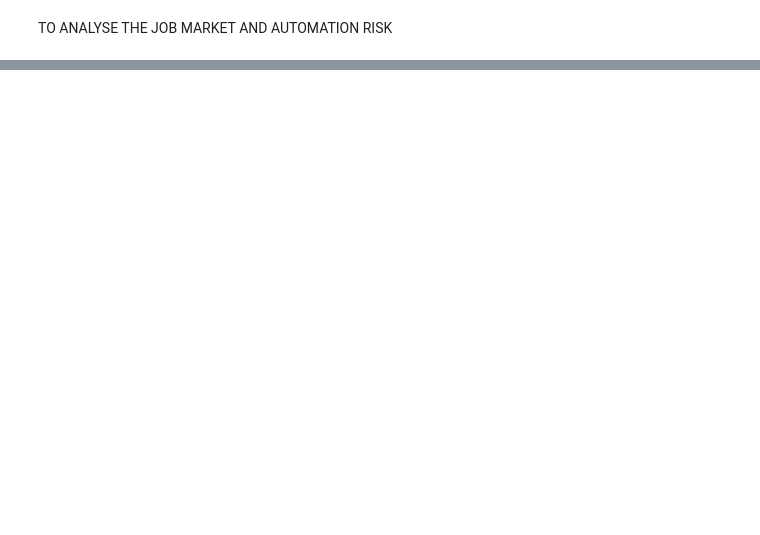
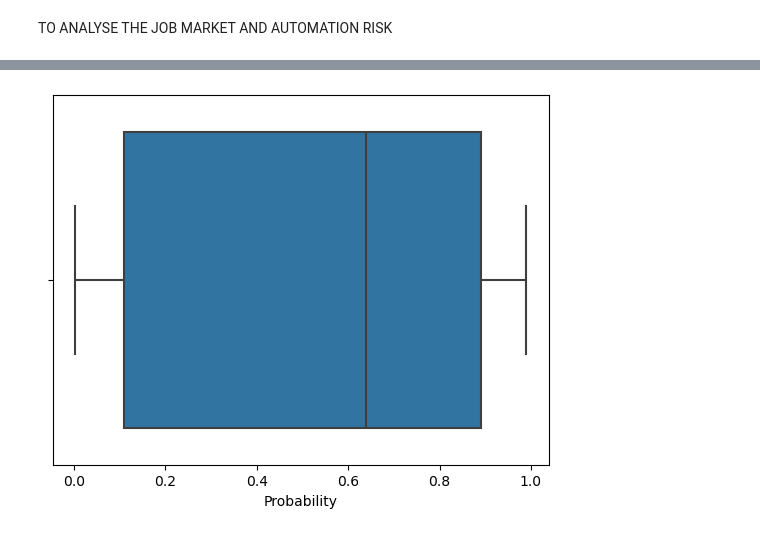
Before and after one commit to maansesharma/Job_Automation_risk, a Jupyter notebook: domain_applications_x23410396.ipynb, the cells around one changed output, grey strips where cells are left out. Saved outputs shown, nothing was run; the diff lists cells and outputs as text; code cells hidden in the pictures; blank space fills up the shorter version.

Commit message:
Updated project files and new notebooks/data

```diff
--- a/domain_applications_x23410396.ipynb
+++ b/domain_applications_x23410396.ipynb
@@ -182,0 +25,3 @@ KeyError: "['automation_risk', 'future_demand_score'] not found in axis"
+# %%
+df_risk = pd.read_csv(r"C:\Users\mansi\OneDrive\Desktop\project_domain_applications\automation_data_by_state.csv" ,encoding="latin1")
+df_risk.head(5)
@@ -182,0 +160,6 @@ KeyError: "['automation_risk', 'future_demand_score'] not found in axis"
+# %%
+# Check distribution of Probability
+sns.boxplot(x=df_risk['Probability'])
+plt.show()
+# %% [output]
+[figure, added]
```
Also changed, not shown: parts of 68 cells of this notebook, 5 other files.
